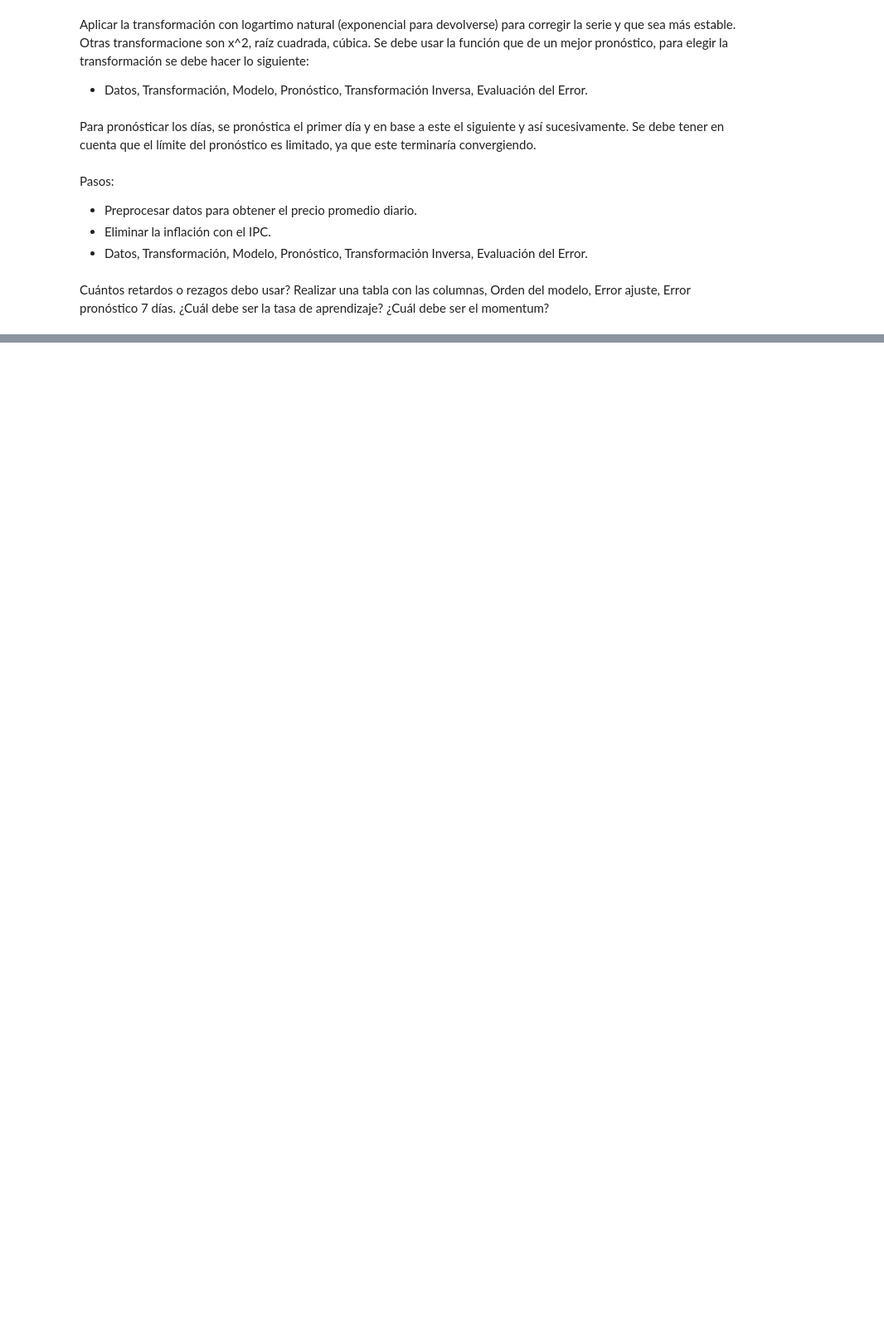
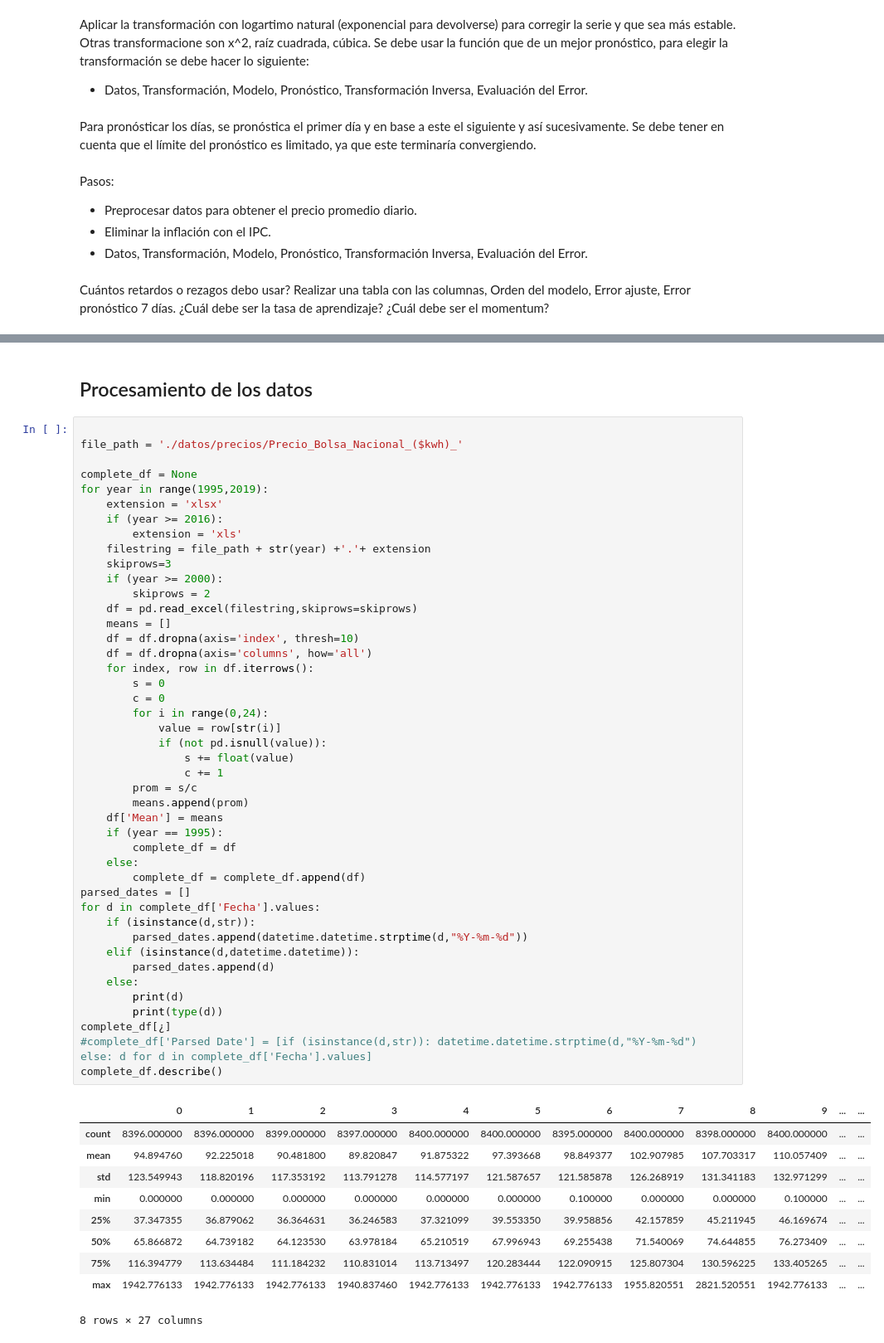
Before and after one commit to ANN-2019-2/evaluacion-saarboledaz, a Jupyter notebook: 01-precios.ipynb, the cells around one changed output, grey strips where cells are left out. Shown at 83% size. Cells and saved outputs as stored; diff of their text form; blank space fills up the shorter version.

```diff
--- a/01-precios.ipynb
+++ b/01-precios.ipynb
@@ -72,0 +80,57 @@ Realizar una tabla con las columnas, Orden del modelo, Error ajuste, Error pron
+# %% [markdown]
+## Procesamiento de los datos
+# %%
+
+file_path = './datos/precios/Precio_Bolsa_Nacional_($kwh)_'
+
+complete_df = None
+for year in range(1995,2019):
+    extension = 'xlsx'
+    if (year >= 2016):
+        extension = 'xls'
+    filestring = file_path + str(year) +'.'+ extension
+    skiprows=3
+    if (year >= 2000):
+        skiprows = 2
+    df = pd.read_excel(filestring,skiprows=skiprows)
+    means = []
+    df = df.dropna(axis='index', thresh=10)
+    df = df.dropna(axis='columns', how='all')
+    for index, row in df.iterrows():
+        s = 0
+        c = 0
+        for i in range(0,24):
+            value = row[str(i)]
+            if (not pd.isnull(value)):
+                s += float(value)
+                c += 1
+        prom = s/c
+        means.append(prom)
+    df['Mean'] = means
+    if (year == 1995):
+        complete_df = df
+    else:
+        complete_df = complete_df.append(df)
+parsed_dates = []
+for d in complete_df['Fecha'].values:
+    if (isinstance(d,str)):
+        parsed_dates.append(datetime.datetime.strptime(d,"%Y-%m-%d"))
+    elif (isinstance(d,datetime.datetime)):
+        parsed_dates.append(d)
+    else:
+        print(d)
+        print(type(d))
+complete_df[¿]
+#complete_df['Parsed Date'] = [if (isinstance(d,str)): datetime.datetime.strptime(d,"%Y-%m-%d") else: d for d in complete_df['Fecha'].values]
+complete_df.describe()
+# %% [output]
+|  | 0 | 1 | 2 | 3 | 4 | 5 | 6 | 7 | 8 | 9 | ... | ... |
+| count | 8396.000000 | 8396.000000 | 8399.000000 | 8397.000000 | 8400.000000 | 8400.000000 | 8395.000000 | 8400.000000 | 8398.000000 | 8400.000000 | ... | ... |
+| mean | 94.894760 | 92.225018 | 90.481800 | 89.820847 | 91.875322 | 97.393668 | 98.849377 | 102.907985 | 107.703317 | 110.057409 | ... | ... |
+| std | 123.549943 | 118.820196 | 117.353192 | 113.791278 | 114.577197 | 121.587657 | 121.585878 | 126.268919 | 131.341183 | 132.971299 | ... | ... |
+| min | 0.000000 | 0.000000 | 0.000000 | 0.000000 | 0.000000 | 0.000000 | 0.100000 | 0.000000 | 0.000000 | 0.100000 | ... | ... |
+| 25% | 37.347355 | 36.879062 | 36.364631 | 36.246583 | 37.321099 | 39.553350 | 39.958856 | 42.157859 | 45.211945 | 46.169674 | ... | ... |
+| 50% | 65.866872 | 64.739182 | 64.123530 | 63.978184 | 65.210519 | 67.996943 | 69.255438 | 71.540069 | 74.644855 | 76.273409 | ... | ... |
+| 75% | 116.394779 | 113.634484 | 111.184232 | 110.831014 | 113.713497 | 120.283444 | 122.090915 | 125.807304 | 130.596225 | 133.405265 | ... | ... |
+| max | 1942.776133 | 1942.776133 | 1942.776133 | 1940.837460 | 1942.776133 | 1942.776133 | 1942.776133 | 1955.820551 | 2821.520551 | 1942.776133 | ... | ... |
+8 rows × 27 columns
```
Also changed, not shown: parts of 3 cells of this notebook.
